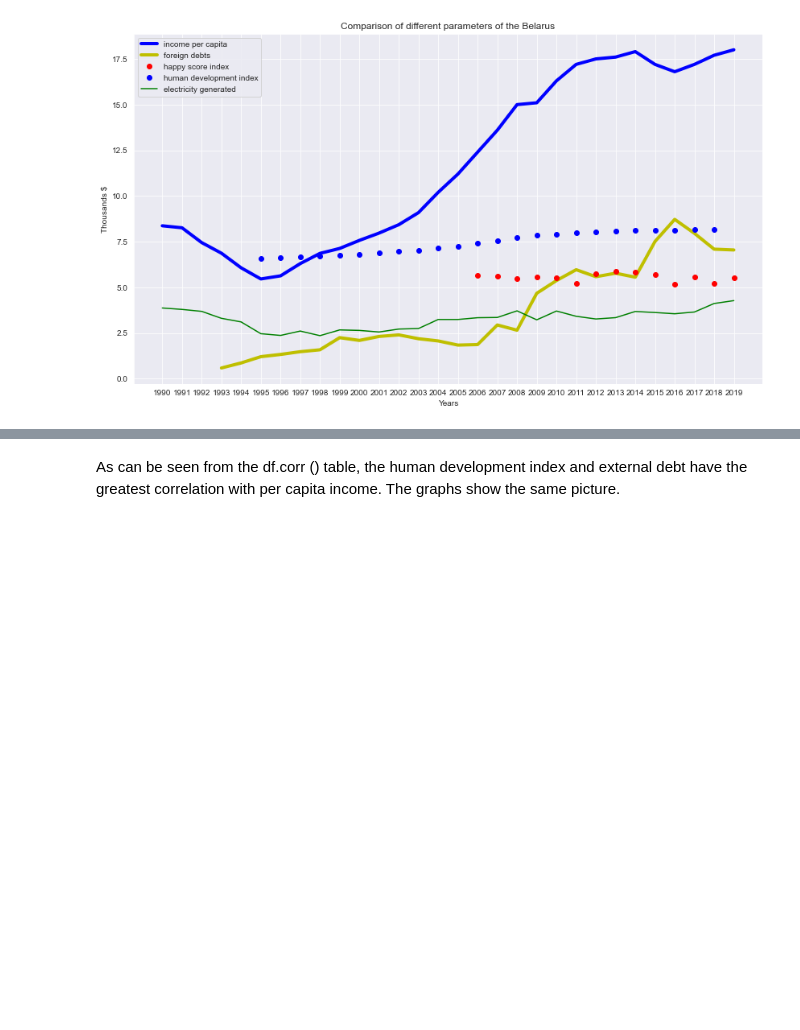
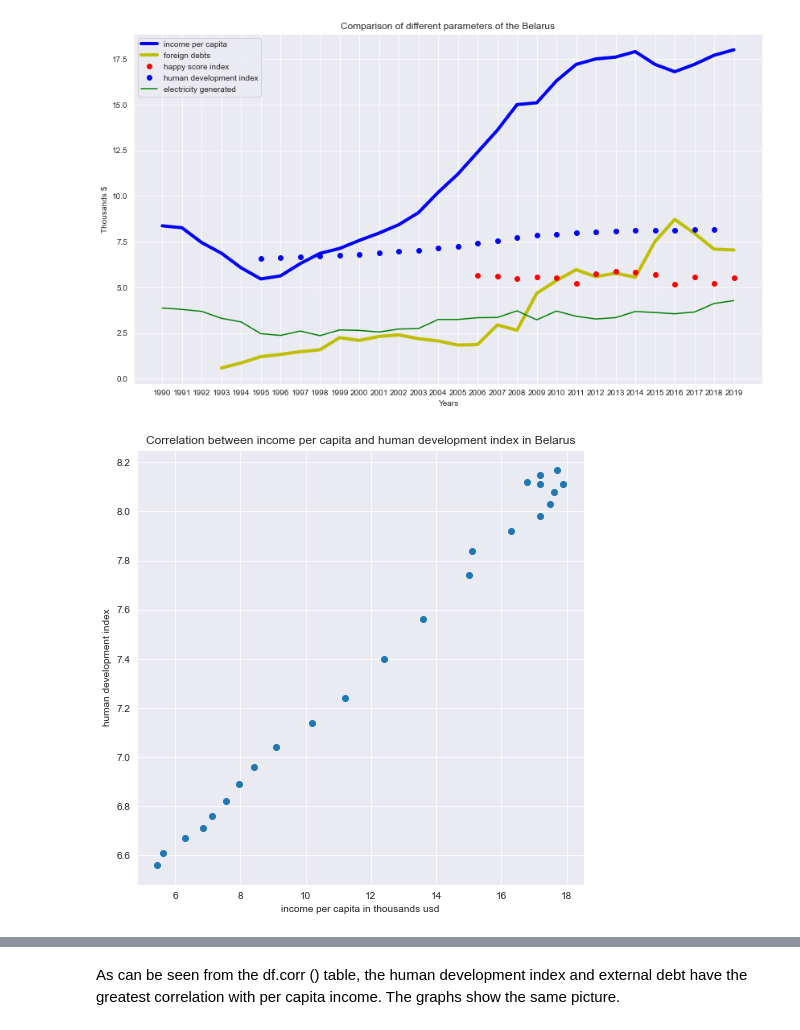
Before and after one commit to Zwuka/Udacity_DA_project1, a Jupyter notebook: investigate-a-dataset-income-of-Belarus.ipynb, the cells around one changed output, grey strips where cells are left out. Saved outputs shown, nothing was run; the diff lists cells and outputs as text; code cells hidden in the pictures; blank space fills up the shorter version.

Commit message:
Added distibution graphs and scatter plots

```diff
--- a/investigate-a-dataset-income-of-Belarus.ipynb
+++ b/investigate-a-dataset-income-of-Belarus.ipynb
@@ -230,3 +230,21 @@ def plotting(df,country):
 plotting(belarus_df,'Belarus')
 # %% [output]
 [figure]
+# %%
+#lets write 2 function that print scatter plot for checking relation between income and human development index and income and foreign debts.
+def scatter_inc_human(df,country):
+    plt.figure(figsize=(8,8))
+    plt.scatter(df.income_per_capita,df.human_develop)
+    plt.xlabel('income per capita in thousands usd')
+    plt.ylabel('human development index')
+    plt.title('Correlation between income per capita and human development index in {}'.format(country));
+
+def scatter_inc_debts(df,country):
+    plt.figure(figsize=(8,8))
+    plt.scatter(df.income_per_capita,df.foreign_depts)
+    plt.xlabel('income per capita in thousands usd')
+    plt.ylabel('foreign debts per capita in thousands usd')
+    plt.title('Correlation between income per capita and foreign debts in {}'.format(country));
+scatter_inc_human(belarus_df,'Belarus')
+# %% [output]
+[figure, added]
```
Also changed, not shown: parts of 10 cells of this notebook, 1 other file.
